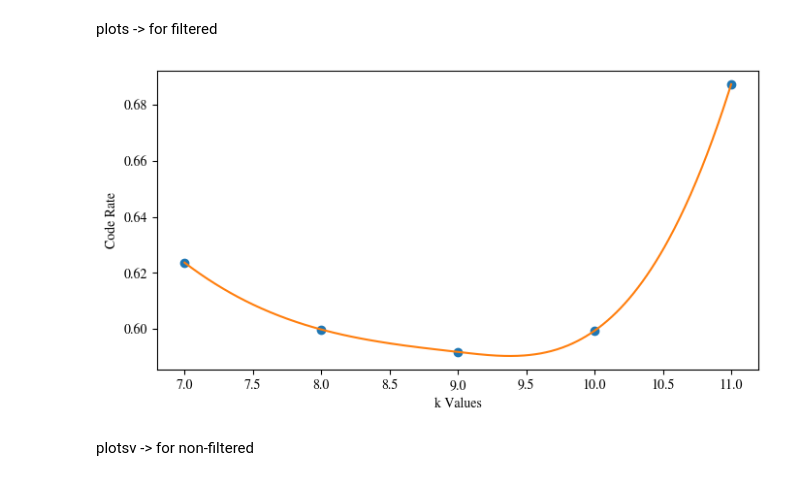
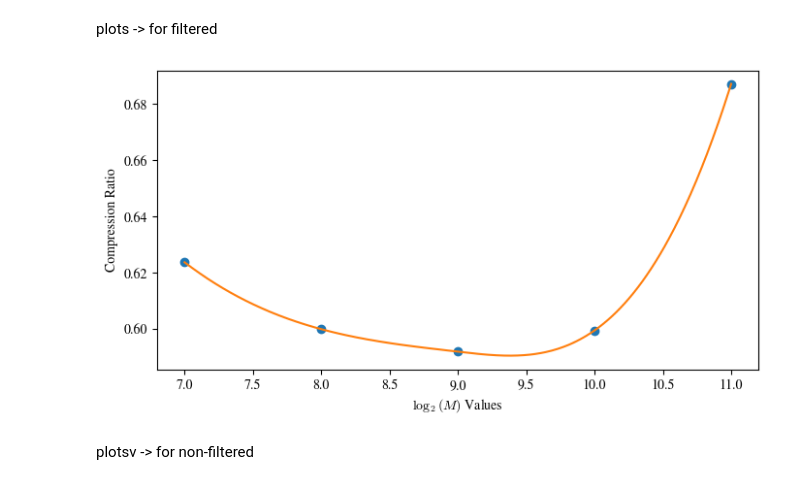
Before and after one commit to SenuraHansaja/H-IoT-Golob-Rice-Compression-Automation, a Jupyter notebook: PPG data/PPG_plots.ipynb, the cells around one changed output. Saved outputs shown, nothing was run; the diff lists cells and outputs as text; code cells hidden in the pictures.

```diff
--- a/PPG data/PPG_plots.ipynb
+++ b/PPG data/PPG_plots.ipynb
@@ -424,19 +424,19 @@ plots  -> for filtered
 # %%
 k_vals = np.array([7,8, 9, 10, 11])
 code_rate = np.array([ 0.6236718295712851, 0.5998486017867527, 0.5918486017867527,  0.599394777184543, 0.687212560131099])
 code_rate_spline = make_interp_spline(k_vals, code_rate)
 k_vals_2= np.linspace(k_vals.min(), k_vals.max(),500)
 
 code_rate_spline_values = code_rate_spline(k_vals_2)
 
 plt.figure(figsize=(8, 4))
 plt.plot(k_vals, code_rate, 'o')
 plt.plot(k_vals_2, code_rate_spline_values)
-plt.xlabel('k Values')
-plt.ylabel('Code Rate')
-plt.show()
+plt.xlabel(r'$\log_2(M) $ Values')
+plt.ylabel('Compression Ratio')
+plt.savefig('ppg_convex_curve.pdf', bbox_inches='tight')
 # %% [output]
-[figure, old version]
+[figure, new version]
 # %% [markdown]
 plotsv  -> for non-filtered
 # %%
```
Also changed, not shown: parts of 4 cells of this notebook, 4 other files.
